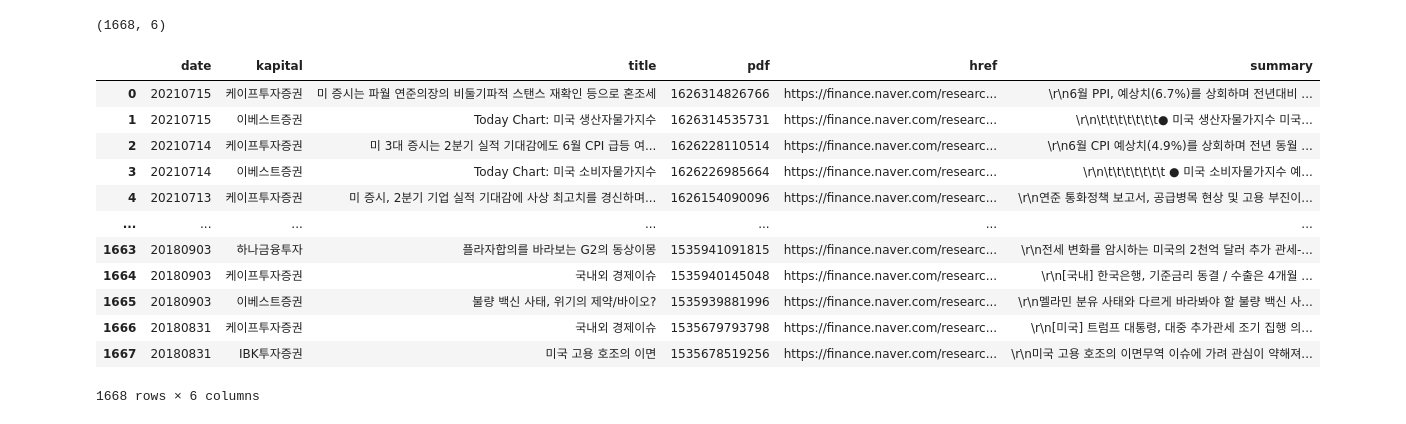
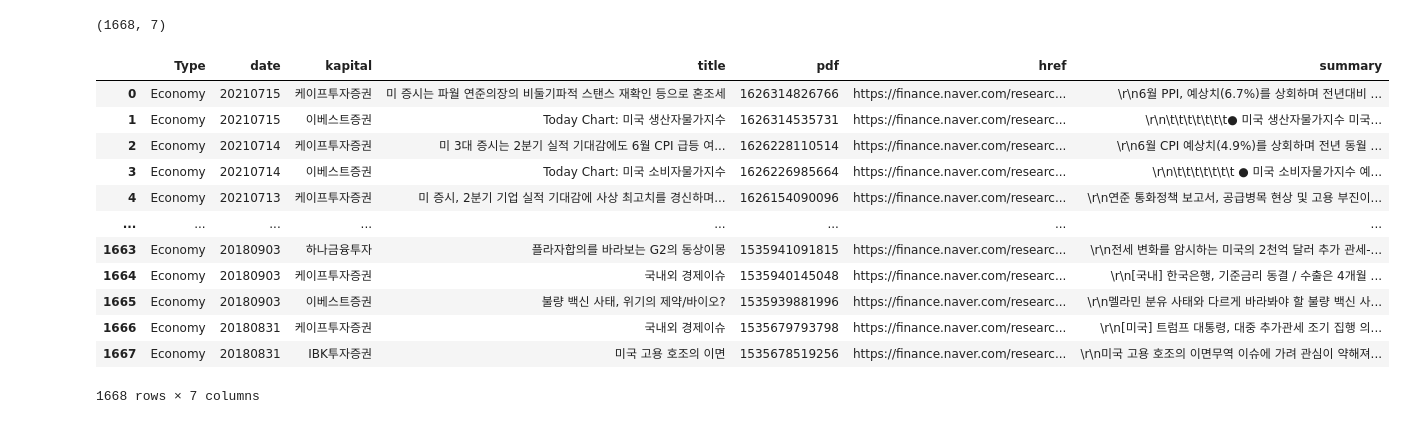
Before and after one commit to kuri980824/Crawling, a Jupyter notebook: Desktop/Project/0719_Naver_Finance_Full.ipynb, the cells around one changed output. Saved outputs shown, nothing was run; the diff lists cells and outputs as text; code cells hidden in the pictures.

```diff
--- a/Desktop/Project/0719_Naver_Finance_Full.ipynb
+++ b/Desktop/Project/0719_Naver_Finance_Full.ipynb
@@ -95,21 +105,23 @@ DF_stk
 # %%
 DF_eco = pd.read_csv('naver_finance_economy_list_summary.csv')
+DF_eco['Type' ]= 'Economy'
+DF_eco=DF_eco[['Type', 'date', 'kapital', 'title', 'pdf', 'href', 'summary']]
 print(DF_eco.shape)
 DF_eco
 # %% [output]
-(1668, 6)
+(1668, 7)
-|  | date | kapital | title | pdf | href | summary |
-| 0 | 20210715 | 케이프투자증권 | 미 증시는 파월 연준의장의 비둘기파적 스탠스 재확인 등으로 혼조세 | 1626314826766 | https://finance.naver.com/researc... | \r\n6월 PPI, 예상치(6.7%)를 상회하며 전년대비 ... |
-| 1 | 20210715 | 이베스트증권 | Today Chart: 미국 생산자물가지수 | 1626314535731 | https://finance.naver.com/researc... | \r\n\t\t\t\t\t\t\t● 미국 생산자물가지수 미국... |
-| 2 | 20210714 | 케이프투자증권 | 미 3대 증시는 2분기 실적 기대감에도 6월 CPI 급등 여... | 1626228110514 | https://finance.naver.com/researc... | \r\n6월 CPI 예상치(4.9%)를 상회하며 전년 동월 ... |
-| 3 | 20210714 | 이베스트증권 | Today Chart: 미국 소비자물가지수 | 1626226985664 | https://finance.naver.com/researc... | \r\n\t\t\t\t\t\t\t ● 미국 소비자물가지수 예... |
-| 4 | 20210713 | 케이프투자증권 | 미 증시, 2분기 기업 실적 기대감에 사상 최고치를 경신하며... | 1626154090096 | https://finance.naver.com/researc... | \r\n연준 통화정책 보고서, 공급병목 현상 및 고용 부진이... |
-| ... | ... | ... | ... | ... | ... | ... |
-| 1663 | 20180903 | 하나금융투자 | 플라자합의를 바라보는 G2의 동상이몽 | 1535941091815 | https://finance.naver.com/researc... | \r\n전세 변화를 암시하는 미국의 2천억 달러 추가 관세-... |
-| 1664 | 20180903 | 케이프투자증권 | 국내외 경제이슈 | 1535940145048 | https://finance.naver.com/researc... | \r\n[국내] 한국은행, 기준금리 동결 / 수출은 4개월 ... |
-| 1665 | 20180903 | 이베스트증권 | 불량 백신 사태, 위기의 제약/바이오? | 1535939881996 | https://finance.naver.com/researc... | \r\n멜라민 분유 사태와 다르게 바라봐야 할 불량 백신 사... |
-| 1666 | 20180831 | 케이프투자증권 | 국내외 경제이슈 | 1535679793798 | https://finance.naver.com/researc... | \r\n[미국] 트럼프 대통령, 대중 추가관세 조기 집행 의... |
-| 1667 | 20180831 | IBK투자증권 | 미국 고용 호조의 이면 | 1535678519256 | https://finance.naver.com/researc... | \r\n미국 고용 호조의 이면무역 이슈에 가려 관심이 약해져... |
+|  | Type | date | kapital | title | pdf | href | summary |
+| 0 | Economy | 20210715 | 케이프투자증권 | 미 증시는 파월 연준의장의 비둘기파적 스탠스 재확인 등으로 혼조세 | 1626314826766 | https://finance.naver.com/researc... | \r\n6월 PPI, 예상치(6.7%)를 상회하며 전년대비 ... |
+| 1 | Economy | 20210715 | 이베스트증권 | Today Chart: 미국 생산자물가지수 | 1626314535731 | https://finance.naver.com/researc... | \r\n\t\t\t\t\t\t\t● 미국 생산자물가지수 미국... |
+| 2 | Economy | 20210714 | 케이프투자증권 | 미 3대 증시는 2분기 실적 기대감에도 6월 CPI 급등 여... | 1626228110514 | https://finance.naver.com/researc... | \r\n6월 CPI 예상치(4.9%)를 상회하며 전년 동월 ... |
+| 3 | Economy | 20210714 | 이베스트증권 | Today Chart: 미국 소비자물가지수 | 1626226985664 | https://finance.naver.com/researc... | \r\n\t\t\t\t\t\t\t ● 미국 소비자물가지수 예... |
+| 4 | Economy | 20210713 | 케이프투자증권 | 미 증시, 2분기 기업 실적 기대감에 사상 최고치를 경신하며... | 1626154090096 | https://finance.naver.com/researc... | \r\n연준 통화정책 보고서, 공급병목 현상 및 고용 부진이... |
+| ... | ... | ... | ... | ... | ... | ... | ... |
+| 1663 | Economy | 20180903 | 하나금융투자 | 플라자합의를 바라보는 G2의 동상이몽 | 1535941091815 | https://finance.naver.com/researc... | \r\n전세 변화를 암시하는 미국의 2천억 달러 추가 관세-... |
+| 1664 | Economy | 20180903 | 케이프투자증권 | 국내외 경제이슈 | 1535940145048 | https://finance.naver.com/researc... | \r\n[국내] 한국은행, 기준금리 동결 / 수출은 4개월 ... |
+| 1665 | Economy | 20180903 | 이베스트증권 | 불량 백신 사태, 위기의 제약/바이오? | 1535939881996 | https://finance.naver.com/researc... | \r\n멜라민 분유 사태와 다르게 바라봐야 할 불량 백신 사... |
+| 1666 | Economy | 20180831 | 케이프투자증권 | 국내외 경제이슈 | 1535679793798 | https://finance.naver.com/researc... | \r\n[미국] 트럼프 대통령, 대중 추가관세 조기 집행 의... |
+| 1667 | Economy | 20180831 | IBK투자증권 | 미국 고용 호조의 이면 | 1535678519256 | https://finance.naver.com/researc... | \r\n미국 고용 호조의 이면무역 이슈에 가려 관심이 약해져... |
-1668 rows × 6 columns
+1668 rows × 7 columns
 # %%
 DF_mkt_full = pd.read_csv('naver_finance_market_full.csv')
```
Also changed, not shown: parts of 18 cells of this notebook, 18 other files.
